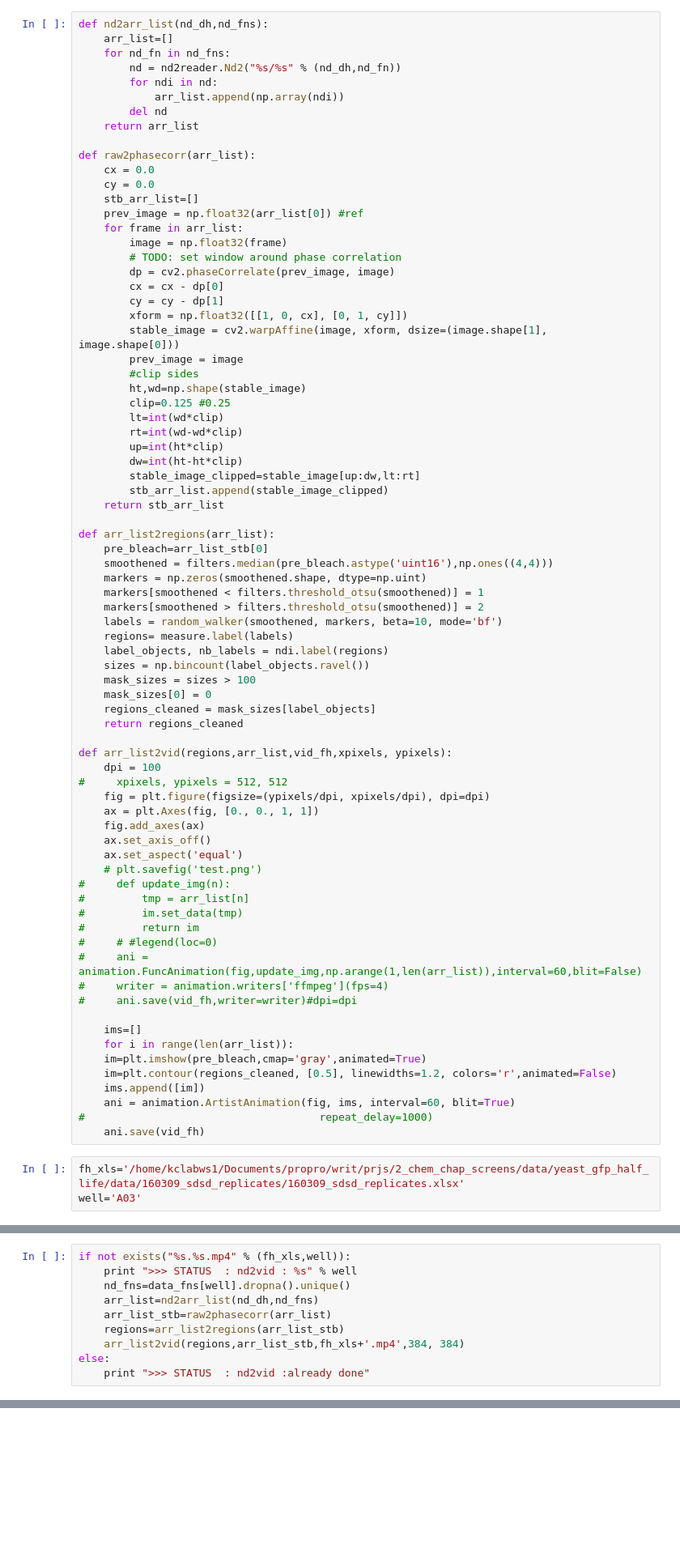
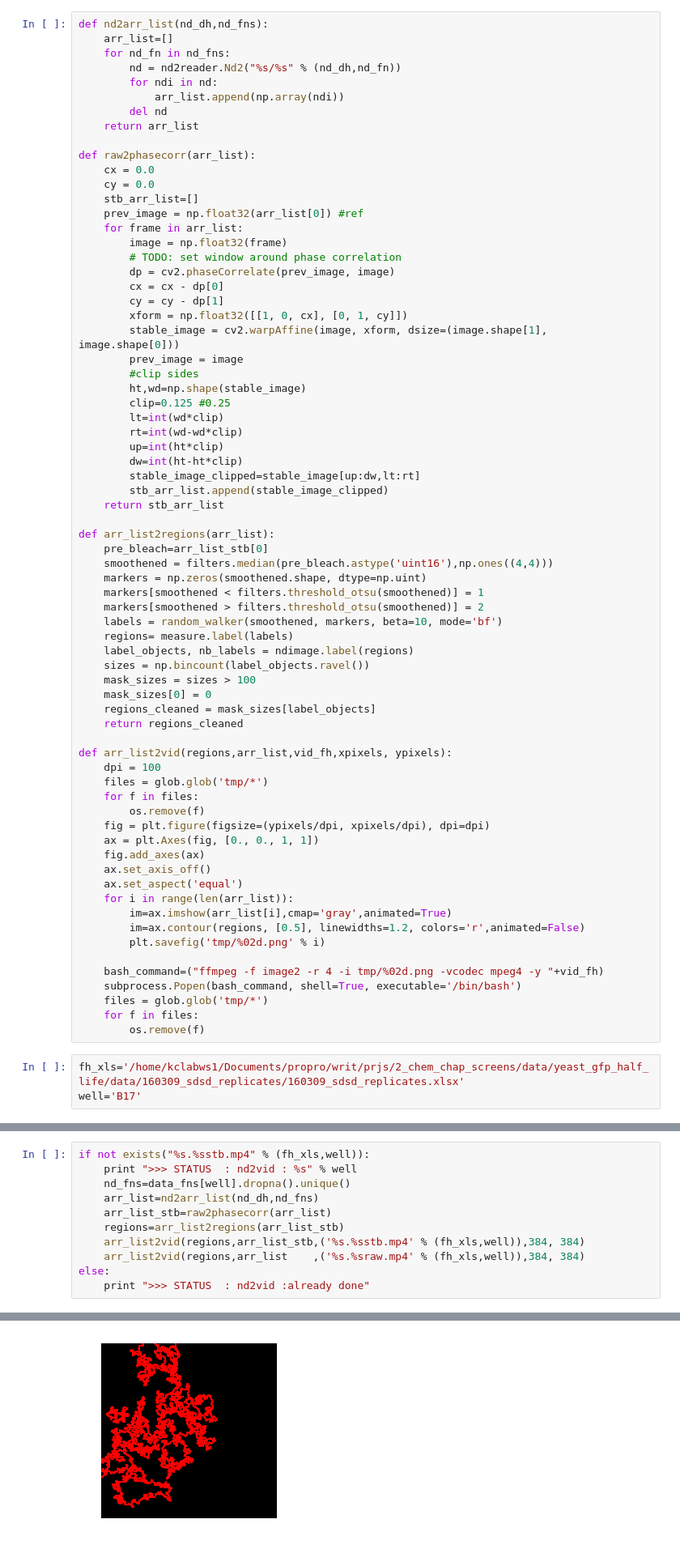
Before and after one commit to rraadd88/htsimaging, a Jupyter notebook: htsimaging/test_nd2vid.ipynb, the cells around one changed output, grey strips where cells are left out. Shown at 81% size. Saved outputs shown, nothing was run; the diff lists cells and outputs as text; blank space fills up the shorter version.

```diff
--- a/htsimaging/test_nd2vid.ipynb
+++ b/htsimaging/test_nd2vid.ipynb
@@ -63,7 +64,7 @@ def arr_list2regions(arr_list):
     markers[smoothened > filters.threshold_otsu(smoothened)] = 2
     labels = random_walker(smoothened, markers, beta=10, mode='bf')
     regions= measure.label(labels)
-    label_objects, nb_labels = ndi.label(regions)
+    label_objects, nb_labels = ndimage.label(regions)
     sizes = np.bincount(label_objects.ravel())
     mask_sizes = sizes > 100
     mask_sizes[0] = 0
@@ -72,33 +73,27 @@ def arr_list2regions(arr_list):
 
 def arr_list2vid(regions,arr_list,vid_fh,xpixels, ypixels):
     dpi = 100
-#     xpixels, ypixels = 512, 512
+    files = glob.glob('tmp/*')
+    for f in files:
+        os.remove(f)
     fig = plt.figure(figsize=(ypixels/dpi, xpixels/dpi), dpi=dpi)
     ax = plt.Axes(fig, [0., 0., 1, 1])
     fig.add_axes(ax)
     ax.set_axis_off()
     ax.set_aspect('equal')
-    # plt.savefig('test.png')
-#     def update_img(n):
-#         tmp = arr_list[n]
-#         im.set_data(tmp)
-#         return im
-#     # #legend(loc=0)
-#     ani = animation.FuncAnimation(fig,update_img,np.arange(1,len(arr_list)),interval=60,blit=False)
-#     writer = animation.writers['ffmpeg'](fps=4)
-#     ani.save(vid_fh,writer=writer)#dpi=dpi
+    for i in range(len(arr_list)):
+        im=ax.imshow(arr_list[i],cmap='gray',animated=True)
+        im=ax.contour(regions, [0.5], linewidths=1.2, colors='r',animated=False)
+        plt.savefig('tmp/%02d.png' % i)
 
-    ims=[]
-    for i in range(len(arr_list)):
-    im=plt.imshow(pre_bleach,cmap='gray',animated=True)
-    im=plt.contour(regions_cleaned, [0.5], linewidths=1.2, colors='r',animated=False)
-    ims.append([im])
-    ani = animation.ArtistAnimation(fig, ims, interval=60, blit=True)
-#                                     repeat_delay=1000)
-    ani.save(vid_fh)
+    bash_command=("ffmpeg -f image2 -r 4 -i tmp/%02d.png -vcodec mpeg4 -y "+vid_fh)
+    subprocess.Popen(bash_command, shell=True, executable='/bin/bash')
+    files = glob.glob('tmp/*')
+    for f in files:
+        os.remove(f)
 # %%
 fh_xls='/home/kclabws1/Documents/propro/writ/prjs/2_chem_chap_screens/data/yeast_gfp_half_life/data/160309_sdsd_replicates/160309_sdsd_replicates.xlsx'
-well='A03'
+well='B17'
 # %%
 info=pd.read_excel(fh_xls,'info')
 info=info.set_index('varname')
@@ -119,13 +114,14 @@ if not any(x in well for x in wells):
     print >> sys.stderr, "### ERROR : Could not find '%s'!" % well
     sys.exit(1)
 # %%
-if not exists("%s.%s.mp4" % (fh_xls,well)):
+if not exists("%s.%sstb.mp4" % (fh_xls,well)):
     print ">>> STATUS  : nd2vid : %s" % well
     nd_fns=data_fns[well].dropna().unique()
     arr_list=nd2arr_list(nd_dh,nd_fns)
     arr_list_stb=raw2phasecorr(arr_list)
     regions=arr_list2regions(arr_list_stb)
-    arr_list2vid(regions,arr_list_stb,fh_xls+'.mp4',384, 384)
+    arr_list2vid(regions,arr_list_stb,('%s.%sstb.mp4' % (fh_xls,well)),384, 384)
+    arr_list2vid(regions,arr_list    ,('%s.%sraw.mp4' % (fh_xls,well)),384, 384)
 else:
     print ">>> STATUS  : nd2vid :already done"
 # %% [output]
@@ -132,0 +129 @@ else:
+[figure, added]
```
Also changed, not shown: parts of 6 cells of this notebook, 2 other files.
